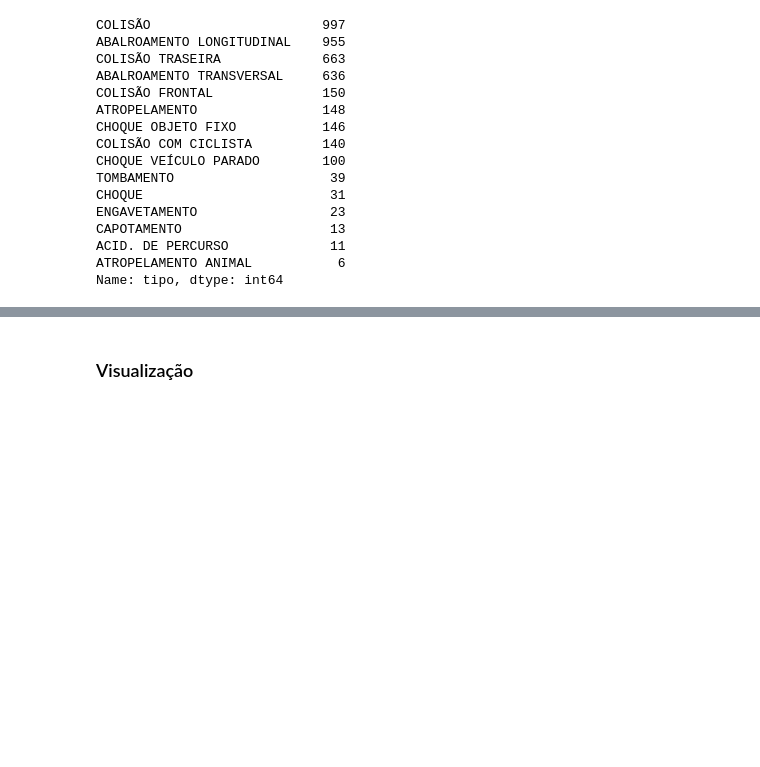
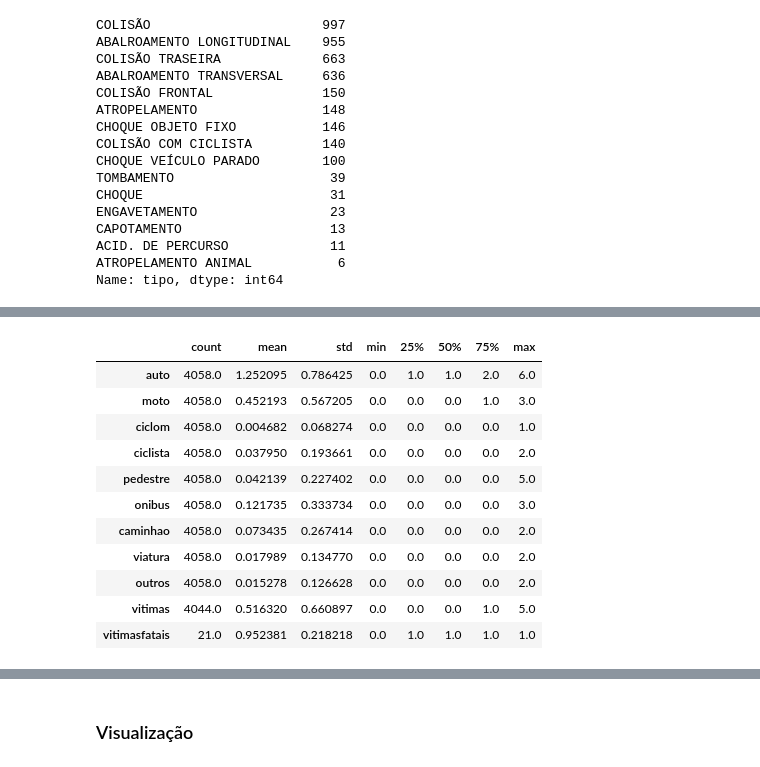
Before and after one commit to eduardoluiz7/IF697---Projeto-Ci-ncia-de-Dados, a Jupyter notebook: Projeto DataScience.ipynb, the cells around one changed output, grey strips where cells are left out. Drawn from its saved outputs; the diff is of its cells as text; code cells hidden in the pictures; blank space fills up the shorter version.

```diff
--- a/Projeto DataScience.ipynb
+++ b/Projeto DataScience.ipynb
@@ -184,0 +170,3 @@ main_df['tipo'] = main_df['tipo'].astype('category')
+# %%
+for col in ['auto','moto','ciclom', 'ciclista','pedestre','onibus','caminhao','viatura', 'outros']:
+    main_df[col].fillna(0, inplace=True)
@@ -259,0 +256,15 @@ dtype: object
+# %%
+main_df.describe().T
+# %% [output]
+|  | count | mean | std | min | 25% | 50% | 75% | max |
+| auto | 4058.0 | 1.252095 | 0.786425 | 0.0 | 1.0 | 1.0 | 2.0 | 6.0 |
+| moto | 4058.0 | 0.452193 | 0.567205 | 0.0 | 0.0 | 0.0 | 1.0 | 3.0 |
+| ciclom | 4058.0 | 0.004682 | 0.068274 | 0.0 | 0.0 | 0.0 | 0.0 | 1.0 |
+| ciclista | 4058.0 | 0.037950 | 0.193661 | 0.0 | 0.0 | 0.0 | 0.0 | 2.0 |
+| pedestre | 4058.0 | 0.042139 | 0.227402 | 0.0 | 0.0 | 0.0 | 0.0 | 5.0 |
+| onibus | 4058.0 | 0.121735 | 0.333734 | 0.0 | 0.0 | 0.0 | 0.0 | 3.0 |
+| caminhao | 4058.0 | 0.073435 | 0.267414 | 0.0 | 0.0 | 0.0 | 0.0 | 2.0 |
+| viatura | 4058.0 | 0.017989 | 0.134770 | 0.0 | 0.0 | 0.0 | 0.0 | 2.0 |
+| outros | 4058.0 | 0.015278 | 0.126628 | 0.0 | 0.0 | 0.0 | 0.0 | 2.0 |
+| vitimas | 4044.0 | 0.516320 | 0.660897 | 0.0 | 0.0 | 0.0 | 1.0 | 5.0 |
+| vitimasfatais | 21.0 | 0.952381 | 0.218218 | 0.0 | 1.0 | 1.0 | 1.0 | 1.0 |
```
Also changed, not shown: parts of 18 cells of this notebook.
